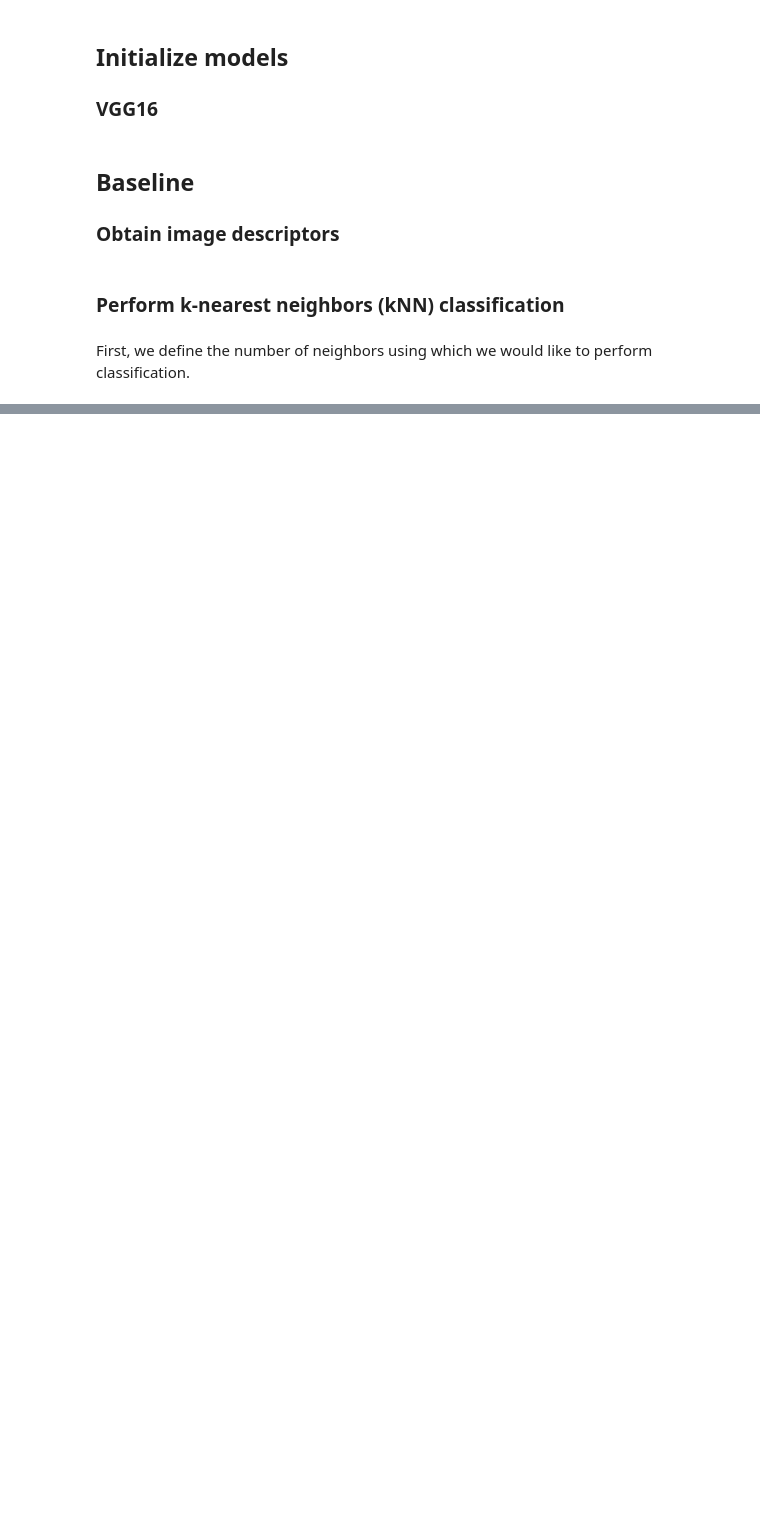
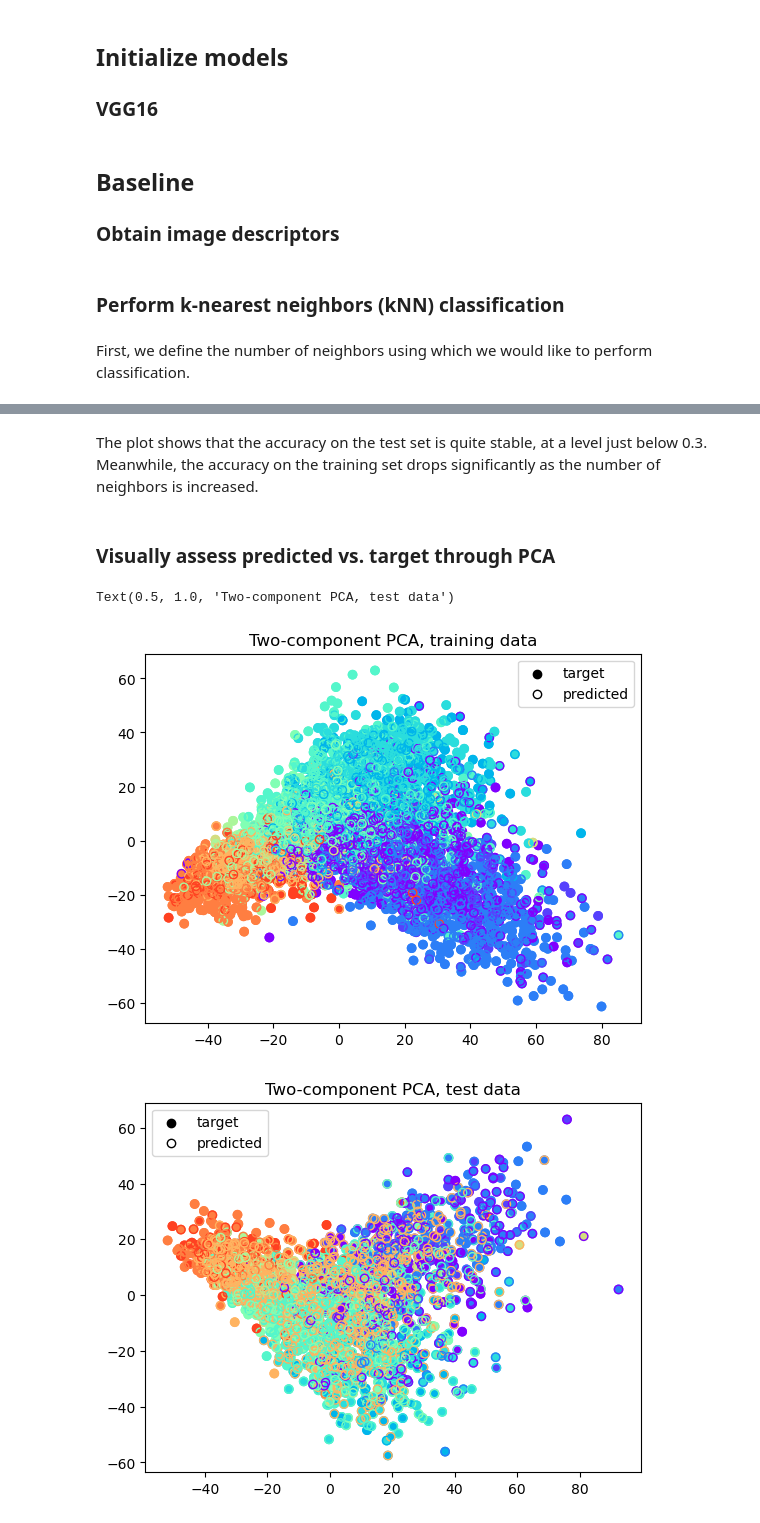
Before and after one commit to gilians/2022-1B-DS-CIRI-Project, a Jupyter notebook: CIRI.ipynb, the cells around one changed output, grey strips where cells are left out. Cells and saved outputs as stored; diff of their text form; code cells hidden in the pictures; blank space fills up the shorter version.

```diff
--- a/CIRI.ipynb
+++ b/CIRI.ipynb
@@ -284,6 +334,13 @@ NameError: name 'descriptors_test' is not defined
+# %% [markdown]
+The plot shows that the accuracy on the test set is quite stable, at a level just below 0.3. Meanwhile, the accuracy on the training set drops significantly as the number of neighbors is increased.
+# %% [markdown]
+### Visually assess predicted vs. target through PCA
+# %%
+best_n_train = max(accuracy_vgg16_train_per_n, key=accuracy_vgg16_train_per_n.get)
+best_n_test = max(accuracy_vgg16_test_per_n, key=accuracy_vgg16_test_per_n.get)
 # %%
-pca_training = PCA(n_components=2).fit_transform(descriptors_vgg16_train)
-pca_testing = PCA(n_components=2).fit_transform(descriptors_vgg16_test)
+pca_train = PCA(n_components=2).fit_transform(descriptors_vgg16_train)
+pca_test = PCA(n_components=2).fit_transform(descriptors_vgg16_test)
 # %%
 def plot_predictions_against_targets(data,
                                      predictions,
@@ -294,8 +351,11 @@ def plot_predictions_against_targets(data,
     differences between targets and predictions through distinct edge and fill
     colors."""
 
-    if (cmap is None):
+    if cmap is None:
         cmap = plt.get_cmap("rainbow")
+
+    if isinstance(targets, list):
+        targets = np.array(targets)
 
     colors_target = cmap(targets / n_classes)
     colors_predictions = cmap(predictions / n_classes)
@@ -304,23 +364,36 @@ def plot_predictions_against_targets(data,
     # Plot targets (ground truth) with fill color representing target class
     ax.scatter(data[:, 0],
                data[:, 1],
-               facecolors=colors_target)
+               facecolors=colors_target,
+               label="target")
 
     # Plot predictions with edge color representing predicted class
     ax.scatter(data[:, 0],
                data[:, 1],
-               edgecolors=colors_predictions)
+               facecolors="none",
+               edgecolors=colors_predictions,
+               label="predicted")
+
+    legend = ax.legend()
+    # Set colors to black to indicate the legend is about marker type, rather
+    # than color
+    legend.legendHandles[0].set_color("black")
+    legend.legendHandles[1].set_edgecolor("black")
 
     return (fig, ax)
 # %%
-_, ax_train_scatter = plot_predictions_against_targets(pca_training,
-                                                       best_predictions_train,
+_, ax_train_scatter = plot_predictions_against_targets(pca_train,
+                                                       predictions_vgg16_train_per_n[best_n_train],
                                                        targets_train,
-                                                       n_classes)
+                                                       number_of_classes)
 ax_train_scatter.set_title("Two-component PCA, training data")
 
-_, ax_test_scatter = plot_predictions_against_targets(pca_testing,
-                                                      best_predictions_test,
+_, ax_test_scatter = plot_predictions_against_targets(pca_test,
+                                                      predictions_vgg16_test_per_n[best_n_test],
                                                       targets_test,
-                                                      n_classes)
+                                                      number_of_classes)
 ax_test_scatter.set_title("Two-component PCA, test data")
+# %% [output]
+Text(0.5, 1.0, 'Two-component PCA, test data')
+[figure, added]
+[figure, added]
```
Also changed, not shown: parts of 13 cells of this notebook.
